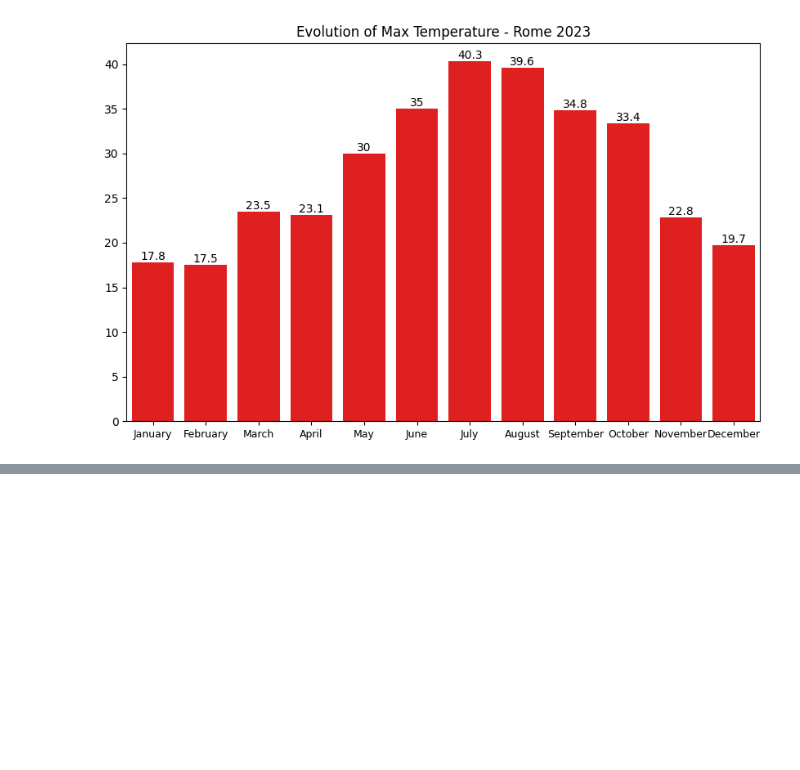
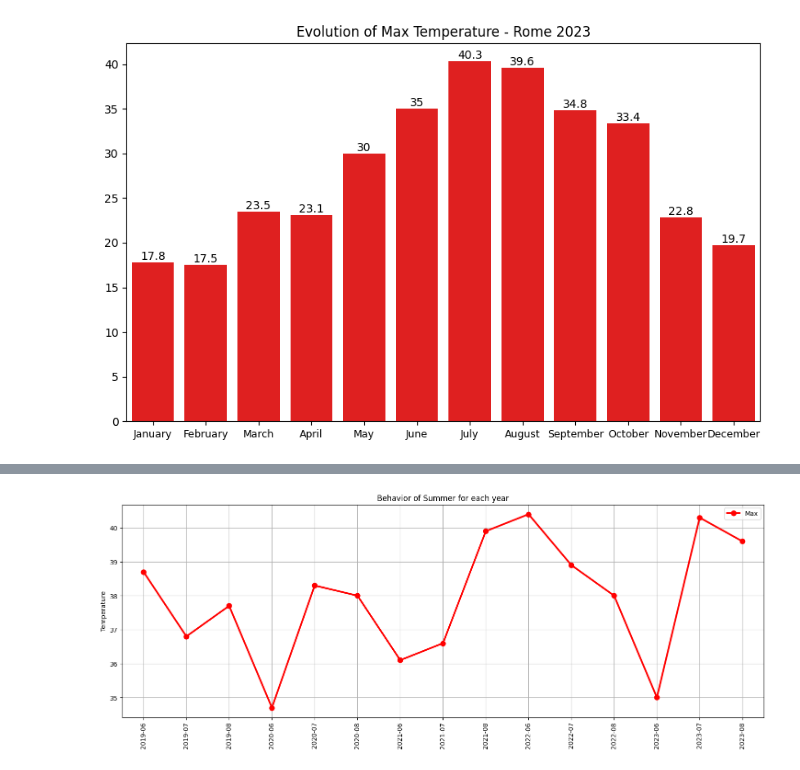
Before and after one commit to bazyngabyte/my_repository, a Jupyter notebook: Rome Temperature/Rome Temperature.ipynb, the cells around one changed output, grey strips where cells are left out. Cells and saved outputs as stored; diff of their text form; code cells hidden in the pictures; blank space fills up the shorter version.

```diff
--- a/Rome Temperature/Rome Temperature.ipynb
+++ b/Rome Temperature/Rome Temperature.ipynb
@@ -407,0 +501,11 @@ plt.show()
+# %%
+plt.figure(figsize=(18,6))
+sns.pointplot(data=summer, x="year-month", y="max",label="Max",color="r")
+plt.xticks(rotation=90)
+plt.ylabel("Temperature")
+plt.xlabel("")
+plt.title("Behavior of Summer for each year")
+plt.grid()
+plt.show()
+# %% [output]
+[figure, added]
```
Also changed, not shown: parts of 31 cells of this notebook.
